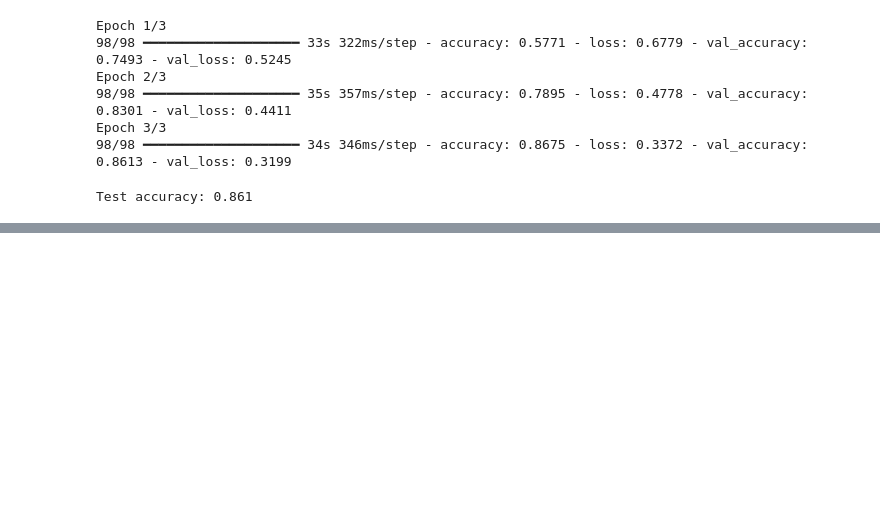
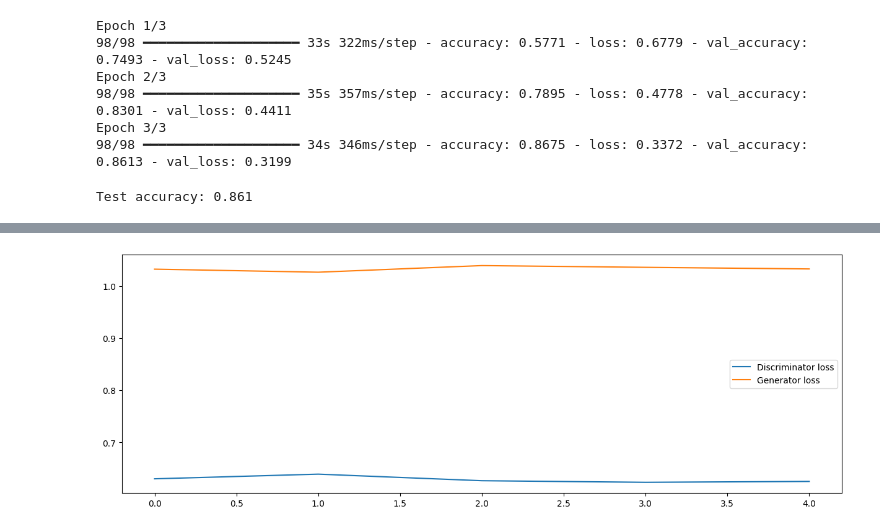
Before and after one commit to marius2347/Deep-Learning-For-Dummies-by-John-Paul-Muelle-and-Luca-Massaron-Book-Practice-in-Python, a Jupyter notebook: book.ipynb, the cells around one changed output, grey strips where cells are left out. Saved outputs shown, nothing was run; the diff lists cells and outputs as text; code cells hidden in the pictures; blank space fills up the shorter version.

```diff
--- a/book.ipynb
+++ b/book.ipynb
@@ -678,0 +723,25 @@ Test accuracy: 0.861
+# %%
+# 2. the discriminator / judge
+dsc = Sequential()
+dsc.add(Dense(1024, input_dim = 784))
+dsc.add(LeakyReLU(alpha = 0.2))
+dsc.add(Dropout(0.3))
+dsc.add(Dense(512))
+dsc.add(LeakyReLU(alpha = 0.2))
+dsc.add(Dropout(0.3))
+dsc.add(Dense(256))
+dsc.add(LeakyReLU(alpha = 0.2))
+dsc.add(Dropout(0.3))
+dsc.add(Dense(1, activation = 'sigmoid'))
+# %%
+# control the network optimization
+def make_trainable(dnn, flag):
+    dnn.trainable = flag
+    for l in dnn.layers:
+        l.trainable = flag
+
+make_trainable(dsc, False)
+inputs = Input(shape = (input_dim,))
+hidden = gen(inputs)
+output = dsc(hidden)
+gan = Model(inputs, output)
@@ -678,0 +854,9 @@ Test accuracy: 0.861
+# %%
+# Plotting the errors
+plt.figure(figsize = (15, 5))
+plt.plot(dsc_errors, label = 'Discriminator loss')
+plt.plot(gen_errors, label = 'Generator loss')
+plt.legend()
+plt.show()
+# %% [output]
+[figure, added]
```
Also changed, not shown: parts of 8 cells of this notebook.
